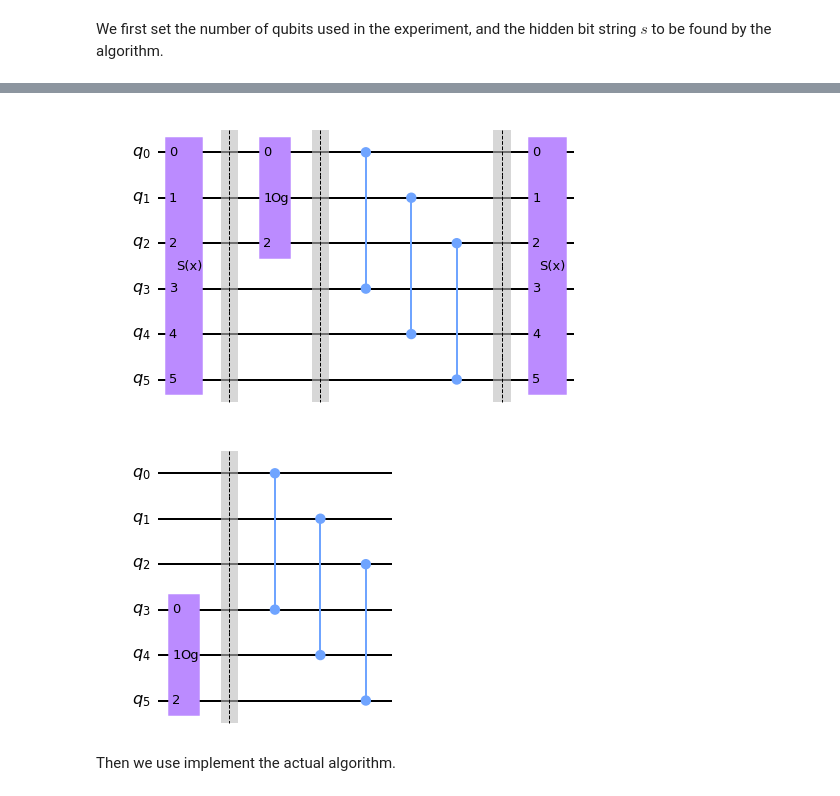
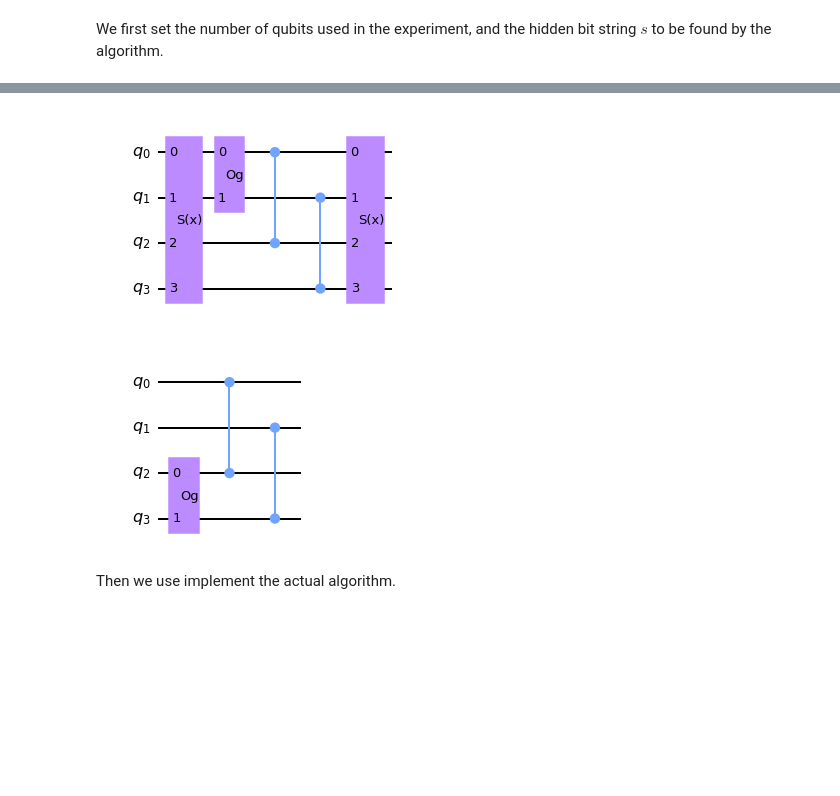
Before and after one commit to Team-Hidden-Name/hidden-shift-problem, a Jupyter notebook: hidden-shift-problem.ipynb, the cells around one changed output, grey strips where cells are left out. Cells and saved outputs as stored; diff of their text form; code cells hidden in the pictures; blank space fills up the shorter version.

```diff
--- a/hidden-shift-problem.ipynb
+++ b/hidden-shift-problem.ipynb
@@ -127,8 +130,8 @@ from qiskit.visualization import plot_histogram
 # %% [markdown]
 We first set the number of qubits used in the experiment, and the hidden bit string $s$ to be found by the algorithm.
 # %%
-n = 6            # number of input qubits
-s = '100101'    # the hidden shifting binary string
+n = 4         # number of input qubits
+s = '1011'    # the hidden shifting binary string
 # %% [markdown]
 We then use Qiskit to program the oracle.
 
@@ -137,11 +140,7 @@ We then use Qiskit to program the oracle.
 # Oracle g
 def oracle_g(n):
     oracle_g = QuantumCircuit(int(n/2))
-    oracle_g.h(2)
-    oracle_g.ccx(0,1,2)
-    oracle_g.h(2)
     oracle_g.cz(0,1)
-    oracle_g.z(0)
     oracle_g.name = 'Og'
     return oracle_g
 
@@ -167,35 +166,31 @@ shift_s(n, s).draw('mpl')
 # %%
 # Oracle shifted_f
 def oracle_shifted_f(n):
     oracle_shifted_f = QuantumCircuit(n)
     oracle_shifted_f.append(shift_s(n, s), qargs=range(n))
-    oracle_shifted_f.barrier()
-    oracle_shifted_f.append(oracle_g(n), qargs=[0,1,2])
-    oracle_shifted_f.barrier()
+    oracle_shifted_f.append(oracle_g(n), qargs=[0,1])
     for i in range(int(n/2)):
-        oracle_shifted_f.cz(i,i+3)
-    oracle_shifted_f.barrier()
+        oracle_shifted_f.cz(i,i+int(n/2))
     oracle_shifted_f.append(shift_s(n, s), qargs=range(n))
     oracle_shifted_f.name = 'shifted f'
     return oracle_shifted_f
 
 oracle_shifted_f(n).draw('mpl')
 # %% [output]
-[figure, old version]
+[figure, new version]
 # %%
 # Oracle fourier_f
 def oracle_fourier_f(n):
     oracle_fourier_f = QuantumCircuit(n)
-    oracle_fourier_f.append(oracle_g(n), qargs=[3,4,5])
-    oracle_fourier_f.barrier()
+    oracle_fourier_f.append(oracle_g(n), qargs=[2,3])
     for i in range(int(n/2)):
-        oracle_fourier_f.cz(i,i+3)
+        oracle_fourier_f.cz(i,i+int(n/2))
     oracle_fourier_f.name = 'fourier f'
     return oracle_fourier_f
 
 oracle_fourier_f(n).draw('mpl')
 # %% [output]
-[figure, old version]
+[figure, new version]
 # %% [markdown]
 Then we use implement the actual algorithm.
 # %%
```
Also changed, not shown: parts of 20 cells of this notebook.
